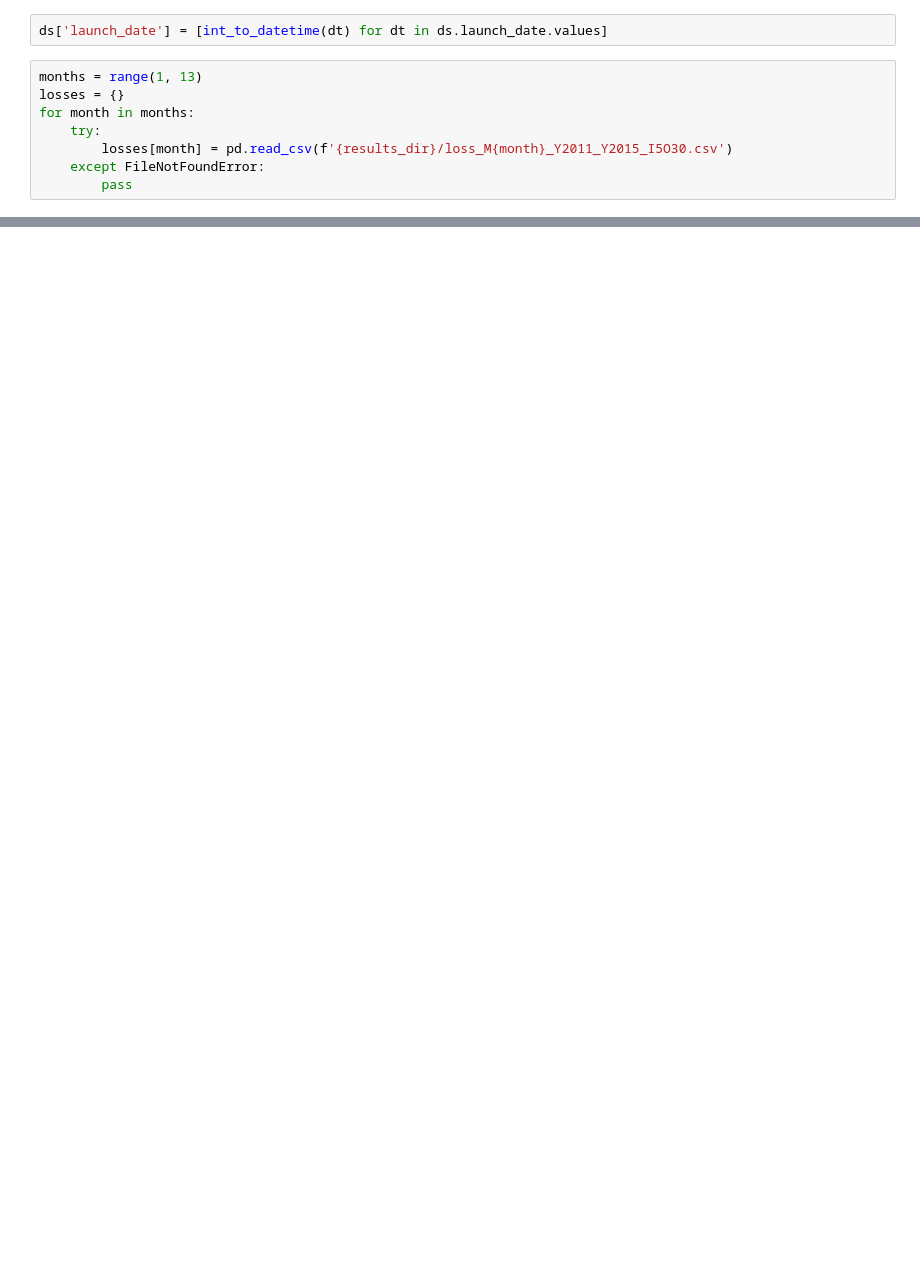
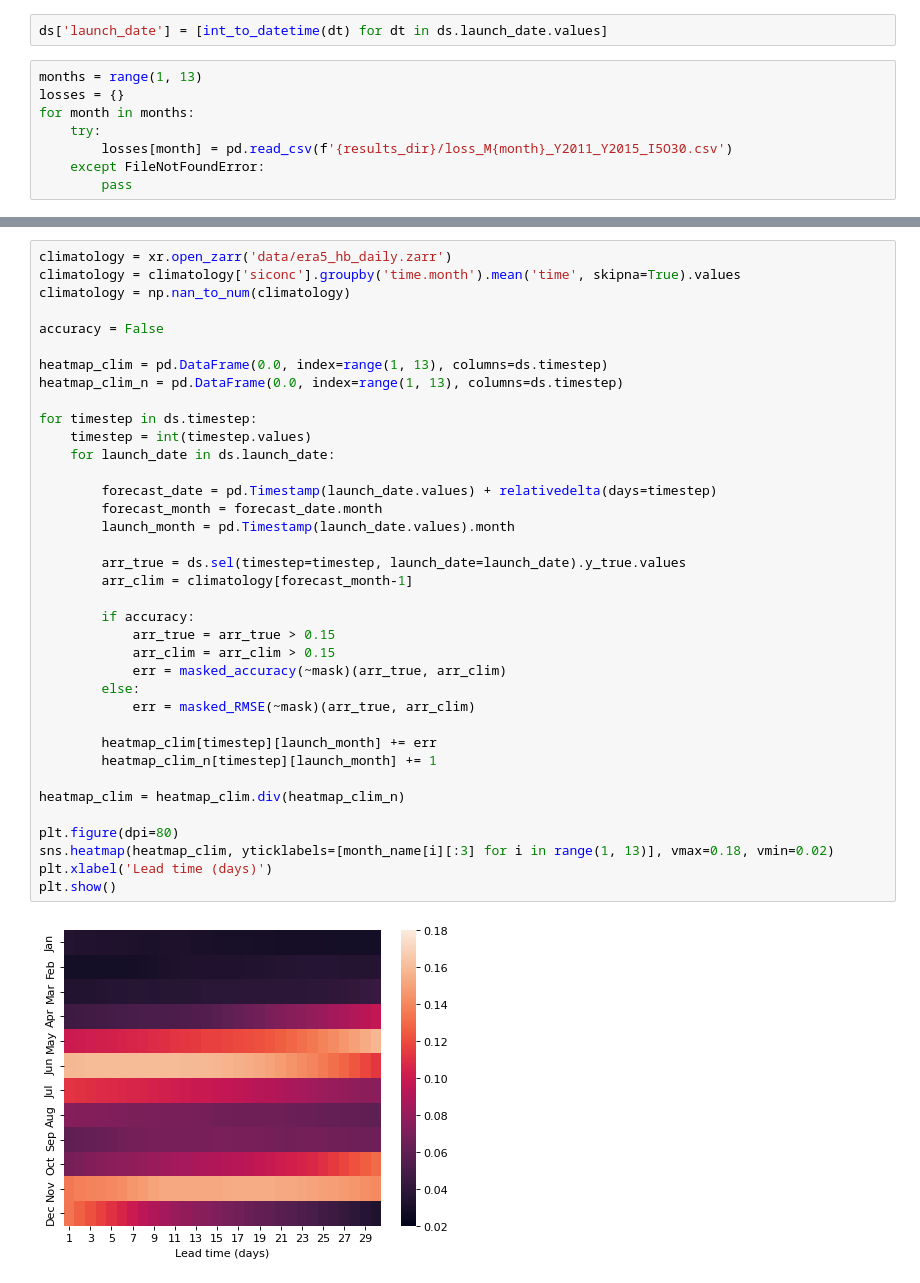
Before and after one commit to zach-gousseau/Quadtree-MPNNLSTM, a Jupyter notebook: ice_results.ipynb, the cells around one changed output, grey strips where cells are left out. Saved outputs shown, nothing was run; the diff lists cells and outputs as text; blank space fills up the shorter version.

```diff
--- a/ice_results.ipynb
+++ b/ice_results.ipynb
@@ -155,3 +146,42 @@ frames[0].save(f'{results_dir}/gif/{str(ds.launch_date[ld].values)[:10]}.gif',
+# %%
+climatology = xr.open_zarr('data/era5_hb_daily.zarr')
+climatology = climatology['siconc'].groupby('time.month').mean('time', skipna=True).values
+climatology = np.nan_to_num(climatology)
+
+accuracy = False
+
+heatmap_clim = pd.DataFrame(0.0, index=range(1, 13), columns=ds.timestep)
+heatmap_clim_n = pd.DataFrame(0.0, index=range(1, 13), columns=ds.timestep)
+
+for timestep in ds.timestep:
+    timestep = int(timestep.values)
+    for launch_date in ds.launch_date:
+
+        forecast_date = pd.Timestamp(launch_date.values) + relativedelta(days=timestep)
+        forecast_month = forecast_date.month
+        launch_month = pd.Timestamp(launch_date.values).month
+
+        arr_true = ds.sel(timestep=timestep, launch_date=launch_date).y_true.values
+        arr_clim = climatology[forecast_month-1]
+
+        if accuracy:
+            arr_true = arr_true > 0.15
+            arr_clim = arr_clim > 0.15
+            err = masked_accuracy(~mask)(arr_true, arr_clim)
+        else:
+            err = masked_RMSE(~mask)(arr_true, arr_clim)
+
+        heatmap_clim[timestep][launch_month] += err
+        heatmap_clim_n[timestep][launch_month] += 1
+
+heatmap_clim = heatmap_clim.div(heatmap_clim_n)
+
+plt.figure(dpi=80)
+sns.heatmap(heatmap_clim, yticklabels=[month_name[i][:3] for i in range(1, 13)], vmax=0.18, vmin=0.02)
+plt.xlabel('Lead time (days)')
+plt.show()
+# %% [output]
+[figure, added]
 # %%
 accuracy = False
 
```
Also changed, not shown: parts of 21 cells of this notebook, 5 other files.
